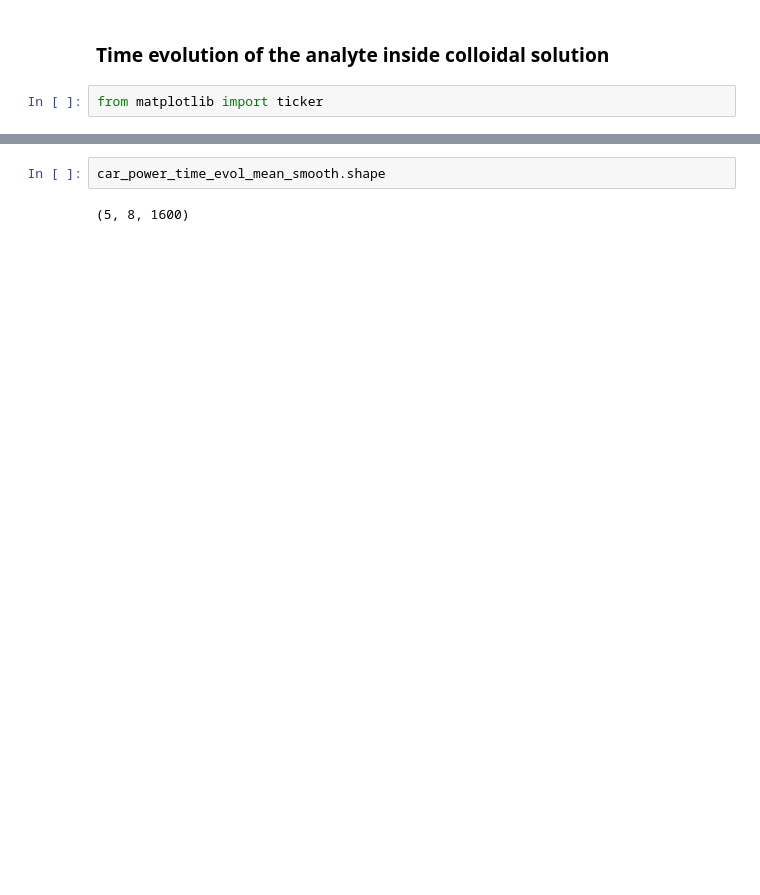
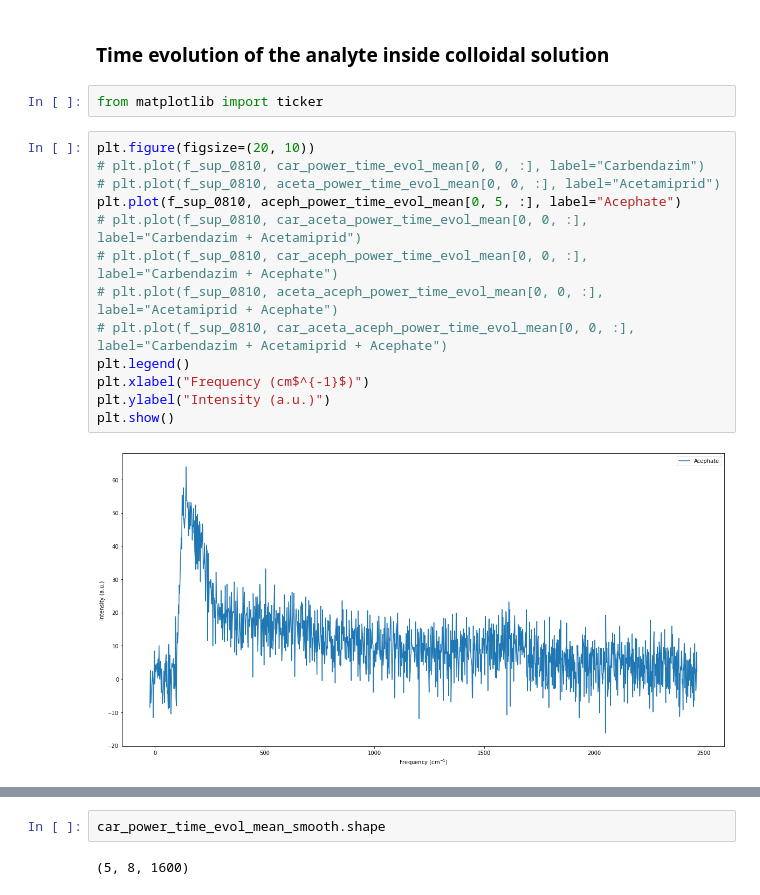
Before and after one commit to anva-kn/Raman, a Jupyter notebook: Aging&Time_evol.ipynb, the cells around one changed output, grey strips where cells are left out. Saved outputs shown, nothing was run; the diff lists cells and outputs as text; blank space fills up the shorter version.

```diff
--- a/Aging&Time_evol.ipynb
+++ b/Aging&Time_evol.ipynb
@@ -242,3 +248,18 @@ carbendazim_peaks = [617, 723, 960, 1018, 1473]
 ### Time evolution of the analyte inside colloidal solution
 # %%
 from matplotlib import ticker
+# %%
+plt.figure(figsize=(20, 10))
+# plt.plot(f_sup_0810, car_power_time_evol_mean[0, 0, :], label="Carbendazim")
+# plt.plot(f_sup_0810, aceta_power_time_evol_mean[0, 0, :], label="Acetamiprid")
+plt.plot(f_sup_0810, aceph_power_time_evol_mean[0, 5, :], label="Acephate")
+# plt.plot(f_sup_0810, car_aceta_power_time_evol_mean[0, 0, :], label="Carbendazim + Acetamiprid")
+# plt.plot(f_sup_0810, car_aceph_power_time_evol_mean[0, 0, :], label="Carbendazim + Acephate")
+# plt.plot(f_sup_0810, aceta_aceph_power_time_evol_mean[0, 0, :], label="Acetamiprid + Acephate")
+# plt.plot(f_sup_0810, car_aceta_aceph_power_time_evol_mean[0, 0, :], label="Carbendazim + Acetamiprid + Acephate")
+plt.legend()
+plt.xlabel("Frequency (cm$^{-1}$)")
+plt.ylabel("Intensity (a.u.)")
+plt.show()
+# %% [output]
+[figure, added]
```
Also changed, not shown: parts of 6 cells of this notebook, 1 other file.
